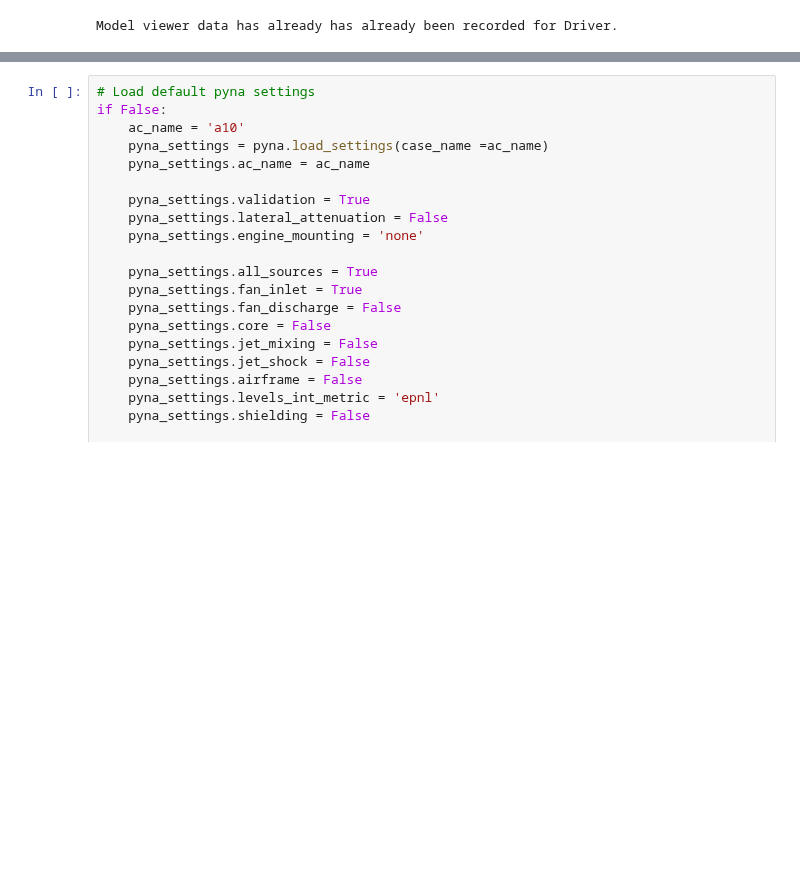
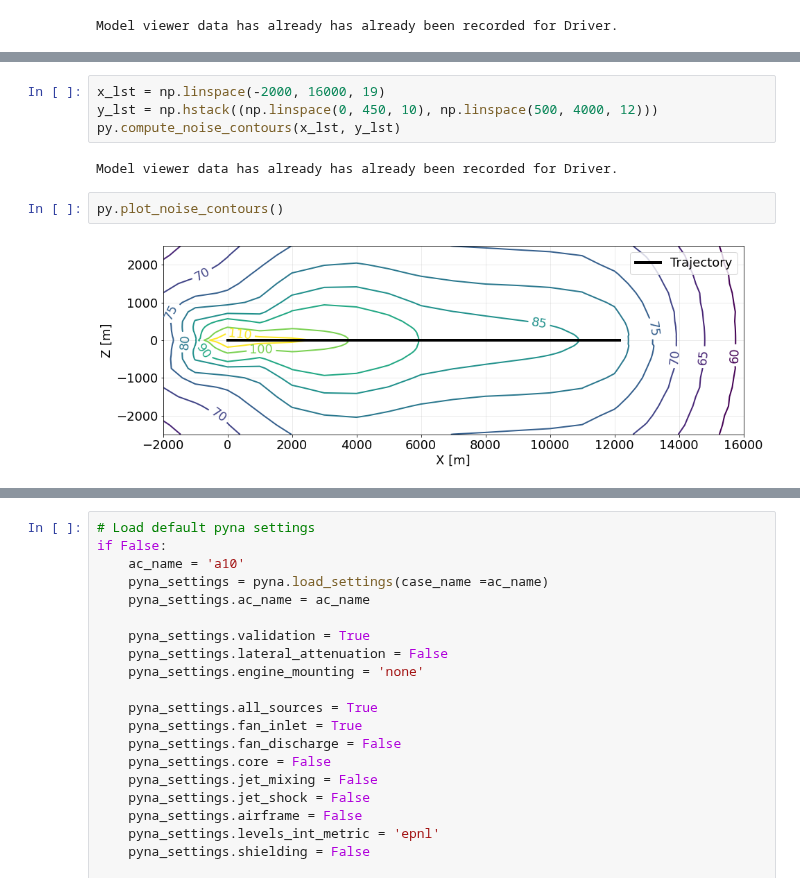
Before and after one commit to MIT-LAE/pyNA, a Jupyter notebook: pyNA/tutorials/Tutorial 1 - NASA STCA Standard - compute noise time series.ipynb, the cells around one changed output, grey strips where cells are left out. Cells and saved outputs as stored; diff of their text form; blank space fills up the shorter version.

```diff
--- a/pyNA/tutorials/Tutorial 1 - NASA STCA Standard - compute noise time series.ipynb
+++ b/pyNA/tutorials/Tutorial 1 - NASA STCA Standard - compute noise time series.ipynb
@@ -109,3 +114,13 @@ ax[5].annotate(s="$PNLT < PNLT_{max} - 10 dB$", xy=(0.5*(t_epnl[0]+t_epnl[-1]),
 plt.subplots_adjust(hspace=0.35)
 # %% [output]
 [figure]
+# %%
+x_lst = np.linspace(-2000, 16000, 19)
+y_lst = np.hstack((np.linspace(0, 450, 10), np.linspace(500, 4000, 12)))
+py.compute_noise_contours(x_lst, y_lst)
+# %% [output]
+Model viewer data has already has already been recorded for Driver.
+# %%
+py.plot_noise_contours()
+# %% [output]
+[figure, added]
```
Also changed, not shown: parts of 4 cells of this notebook, 11 other files.
